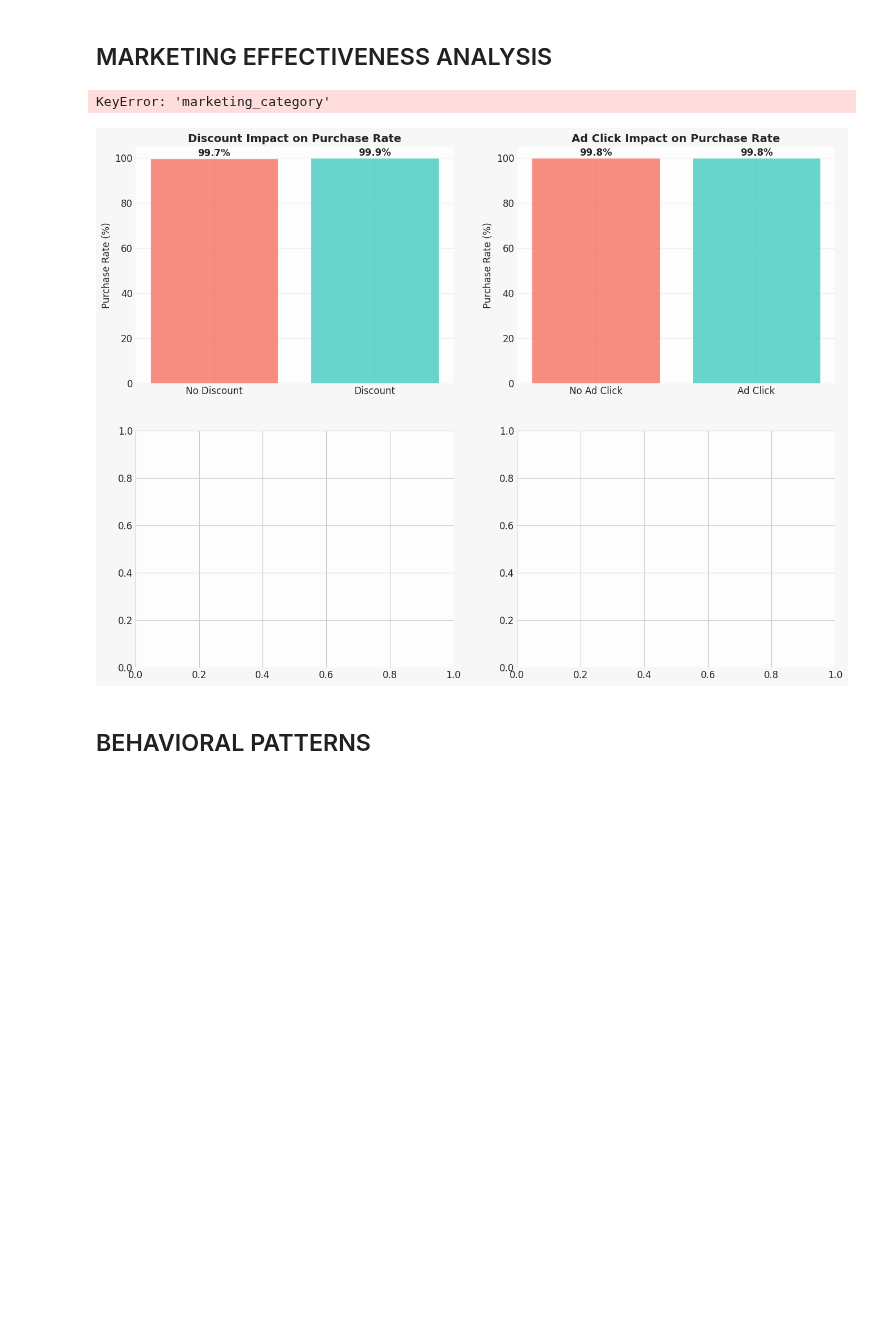
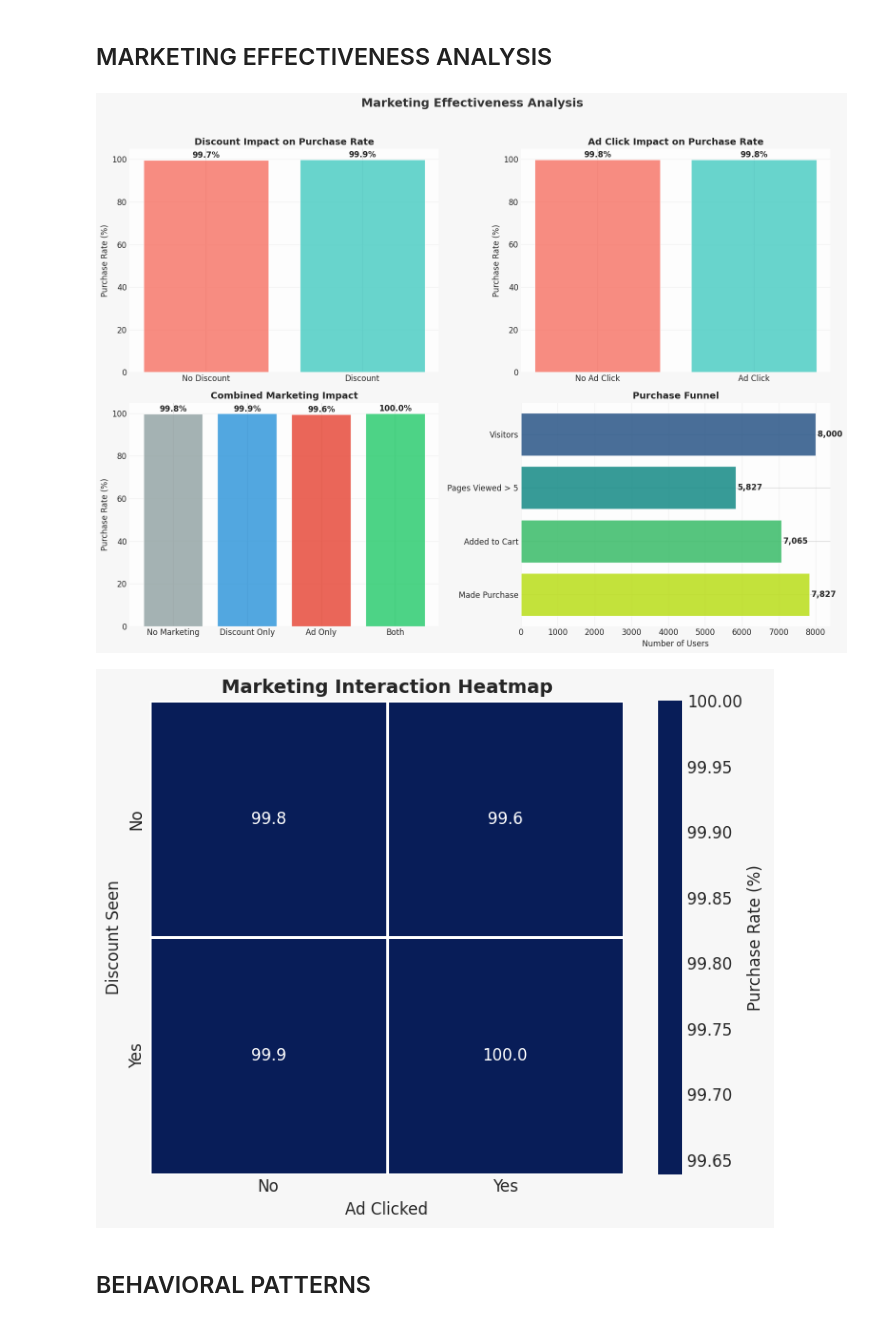
Before and after one commit to RoBiul-Hasan-Jisan/kaggle101, a Jupyter notebook: Sales EDA & Funnel Analysis.ipynb, the cells around one changed output. Drawn from its saved outputs; the diff is of its cells as text; code cells hidden in the pictures; blank space fills up the shorter version.

Commit message:
Kaggle Notebook | Sales EDA & Funnel Analysis | Version 3

```diff
--- a/Sales EDA & Funnel Analysis.ipynb
+++ b/Sales EDA & Funnel Analysis.ipynb
@@ -404,33 +404,44 @@ plt.rcParams['axes.facecolor'] = '#fdfdfd'
 plt.rcParams['axes.edgecolor'] = '#ddd'
 
 
-# Marketing Impact Plots
+df['discount_flag'] = df['discount_seen'].fillna(0).astype(int)
+df['ad_flag'] = df['ad_clicked'].fillna(0).astype(int)
+
+conditions = [
+    (df['discount_flag'] == 0) & (df['ad_flag'] == 0),
+    (df['discount_flag'] == 1) & (df['ad_flag'] == 0),
+    (df['discount_flag'] == 0) & (df['ad_flag'] == 1),
+    (df['discount_flag'] == 1) & (df['ad_flag'] == 1)
+]
+categories = ['No Marketing', 'Discount Only', 'Ad Only', 'Both']
+df['marketing_category'] = np.select(conditions, categories, default='Unknown')
+
 
 fig, axes = plt.subplots(2, 2, figsize=(16, 12))
 
 #  Discount Impact
-discount_purchase = df.groupby('discount_seen')['purchase'].agg(['mean', 'count'])
+discount_purchase = df.groupby('discount_flag')['purchase'].mean()
 colors_discount = ['#f7786b', '#4ecdc4']
-axes[0,0].bar(['No Discount', 'Discount'], discount_purchase['mean']*100, color=colors_discount, alpha=0.85)
+axes[0,0].bar(['No Discount', 'Discount'], discount_purchase*100, color=colors_discount, alpha=0.85)
 axes[0,0].set_title('Discount Impact on Purchase Rate', fontsize=14, fontweight='bold')
 axes[0,0].set_ylabel('Purchase Rate (%)')
-for i, v in enumerate(discount_purchase['mean']):
+for i, v in enumerate(discount_purchase):
     axes[0,0].text(i, v*100 + 1, f'{v*100:.1f}%', ha='center', fontweight='bold')
-axes[0,0].set_ylim(0, max(discount_purchase['mean']*100) + 5)
+axes[0,0].set_ylim(0, max(discount_purchase*100) + 5)
 axes[0,0].grid(axis='y', alpha=0.3)
 
 #  Ad Click Impact
-ad_purchase = df.groupby('ad_clicked')['purchase'].agg(['mean', 'count'])
+ad_purchase = df.groupby('ad_flag')['purchase'].mean()
 colors_ad = ['#f7786b', '#4ecdc4']
-axes[0,1].bar(['No Ad Click', 'Ad Click'], ad_purchase['mean']*100, color=colors_ad, alpha=0.85)
+axes[0,1].bar(['No Ad Click', 'Ad Click'], ad_purchase*100, color=colors_ad, alpha=0.85)
 axes[0,1].set_title('Ad Click Impact on Purchase Rate', fontsize=14, fontweight='bold')
 axes[0,1].set_ylabel('Purchase Rate (%)')
-for i, v in enumerate(ad_purchase['mean']):
+for i, v in enumerate(ad_purchase):
     axes[0,1].text(i, v*100 + 1, f'{v*100:.1f}%', ha='center', fontweight='bold')
-axes[0,1].set_ylim(0, max(ad_purchase['mean']*100) + 5)
+axes[0,1].set_ylim(0, max(ad_purchase*100) + 5)
 axes[0,1].grid(axis='y', alpha=0.3)
 
-# Combined Marketing Impact
+#  Combined Marketing Impact
 ordered_categories = ['No Marketing', 'Discount Only', 'Ad Only', 'Both']
 marketing_impact_ordered = df.groupby('marketing_category')['purchase'].mean().reindex(ordered_categories).fillna(0)
 colors_combo = ['#95a5a6', '#3498db', '#e74c3c', '#2ecc71']
@@ -442,42 +453,42 @@ for i, v in enumerate(marketing_impact_ordered.values):
 axes[1,0].set_ylim(0, max(marketing_impact_ordered.values*100) + 5)
 axes[1,0].grid(axis='y', alpha=0.3)
 
 #  Purchase Funnel
 funnel_data = {
     'Visitors': len(df),
     'Pages Viewed > 5': len(df[df['pages_viewed']>5]),
     'Added to Cart': len(df[df['cart_items']>0]),
     'Made Purchase': len(df[df['purchase']==1])
 }
 funnel_df = pd.DataFrame(list(funnel_data.items()), columns=['Stage','Count'])
-axes[1,1].barh(funnel_df['Stage'], funnel_df['Count'], color=plt.cm.viridis(np.linspace(0.3,0.9,len(funnel_df))), alpha=0.9)
+axes[1,1].barh(funnel_df['Stage'], funnel_df['Count'],
+               color=plt.cm.viridis(np.linspace(0.3,0.9,len(funnel_df))), alpha=0.9)
 axes[1,1].set_title('Purchase Funnel', fontsize=14, fontweight='bold')
 axes[1,1].set_xlabel('Number of Users')
 for i, v in enumerate(funnel_df['Count']):
     axes[1,1].text(v + 50, i, f'{v:,}', va='center', fontweight='bold')
-axes[1,1].invert_yaxis()  # Funnel top-down
+axes[1,1].invert_yaxis()
 axes[1,1].grid(axis='x', alpha=0.3)
 
-plt.suptitle(' Marketing Effectiveness Analysis', fontsize=18, fontweight='bold', color='#333')
+plt.suptitle('Marketing Effectiveness Analysis', fontsize=18, fontweight='bold', color='#333')
 plt.tight_layout(rect=[0,0,1,0.96])
 plt.show()
 
-
 # Marketing Interaction Heatmap
-
 plt.figure(figsize=(8,6))
-marketing_matrix = pd.crosstab(df['discount_seen'].fillna(0), df['ad_clicked'].fillna(0), values=df['purchase'], aggfunc='mean')
-sns.heatmap(marketing_matrix*100, annot=True, fmt='.1f', cmap='YlGnBu', center=50, square=True, linewidths=1, cbar_kws={'label':'Purchase Rate (%)'})
+marketing_matrix = pd.crosstab(df['discount_flag'], df['ad_flag'], values=df['purchase'], aggfunc='mean')
+sns.heatmap(marketing_matrix*100, annot=True, fmt='.1f', cmap='YlGnBu', center=50,
+            square=True, linewidths=1, cbar_kws={'label':'Purchase Rate (%)'})
 plt.title('Marketing Interaction Heatmap', fontsize=14, fontweight='bold')
 plt.xlabel('Ad Clicked')
 plt.ylabel('Discount Seen')
 plt.xticks([0.5, 1.5], ['No', 'Yes'])
 plt.yticks([0.5, 1.5], ['No', 'Yes'])
 plt.tight_layout()
 plt.show()
 # %% [output]
-KeyError: 'marketing_category'
-[figure, old version]
+[figure, new version]
+[figure, added]
 # %% [markdown]
 ## BEHAVIORAL PATTERNS
 # %%
```
Also changed, not shown: parts of 4 cells of this notebook.
